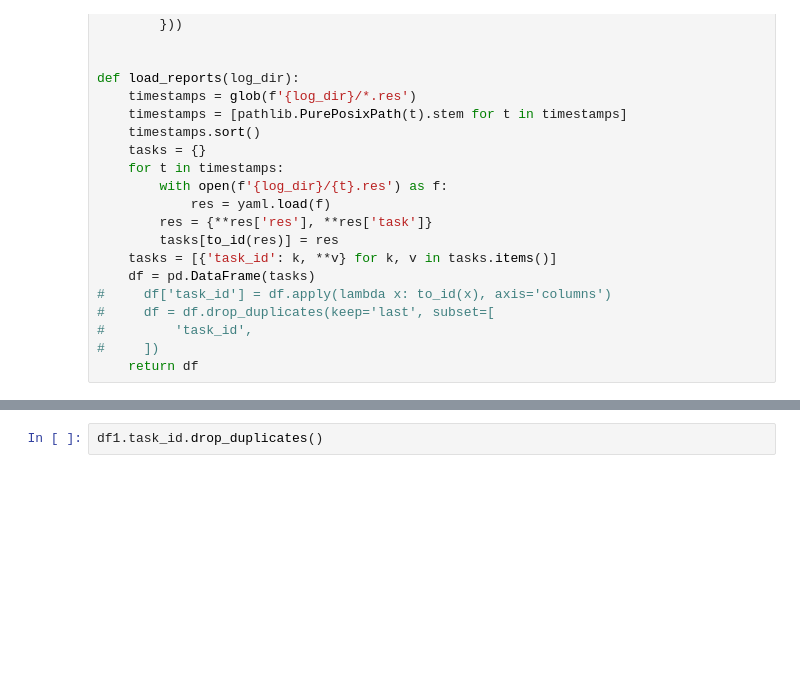
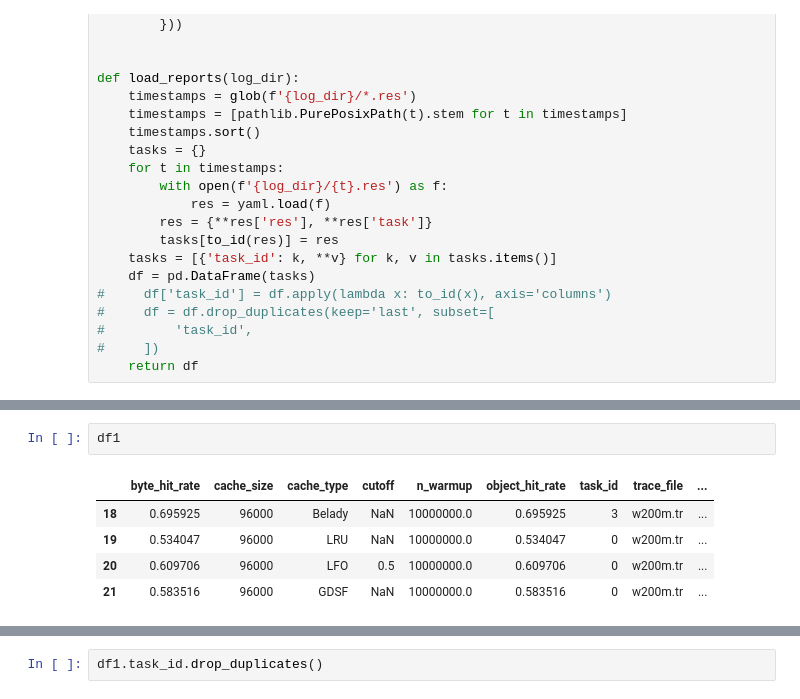
Before and after one commit to dasebe/webcachesim, a Jupyter notebook: notebook/evaluation.ipynb, the cells around one changed output, grey strips where cells are left out. Drawn from its saved outputs; the diff is of its cells as text; blank space fills up the shorter version.

```diff
--- a/notebook/evaluation.ipynb
+++ b/notebook/evaluation.ipynb
@@ -71 +101,9 @@ def load_reports(log_dir):
+# %%
+df1
+# %% [output]
+|  | byte_hit_rate | cache_size | cache_type | cutoff | n_warmup | object_hit_rate | task_id | trace_file | ... |
+| 18 | 0.695925 | 96000 | Belady | NaN | 10000000.0 | 0.695925 | 3 | w200m.tr | ... |
+| 19 | 0.534047 | 96000 | LRU | NaN | 10000000.0 | 0.534047 | 0 | w200m.tr | ... |
+| 20 | 0.609706 | 96000 | LFO | 0.5 | 10000000.0 | 0.609706 | 0 | w200m.tr | ... |
+| 21 | 0.583516 | 96000 | GDSF | NaN | 10000000.0 | 0.583516 | 0 | w200m.tr | ... |
 # %%
```
Also changed, not shown: parts of 4 cells of this notebook, 5 other files.
